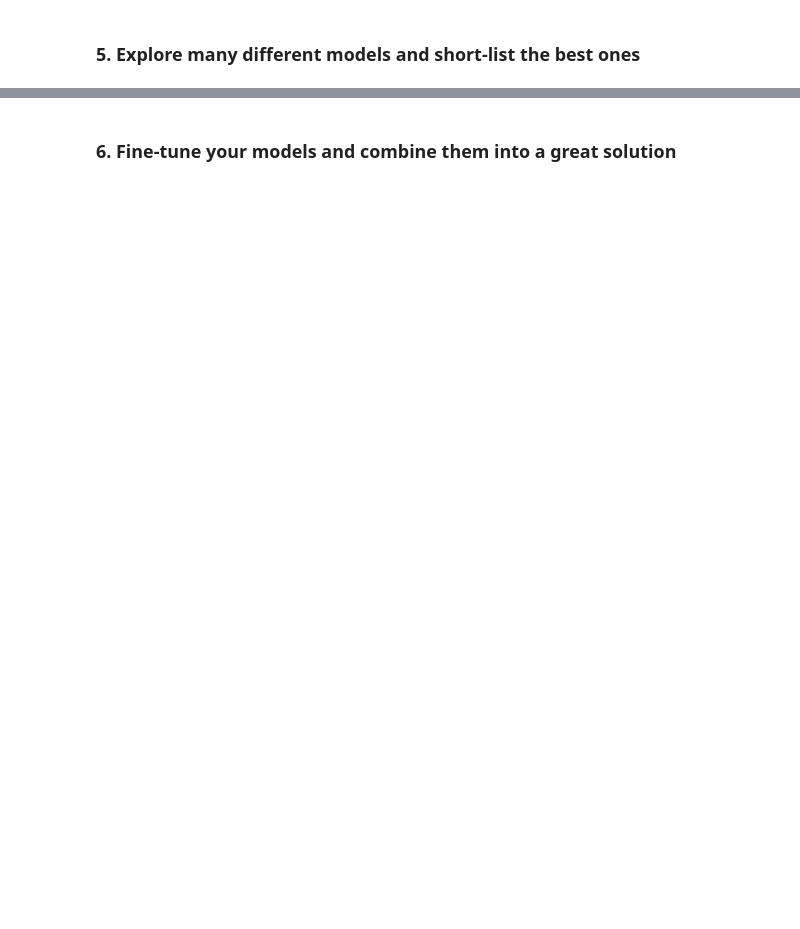
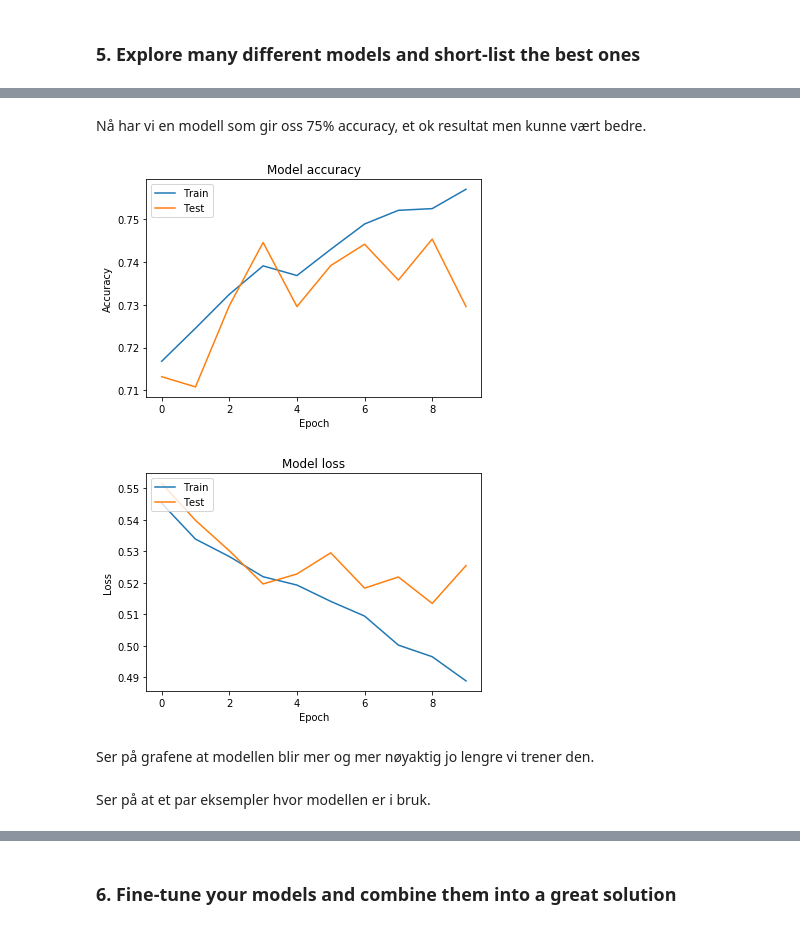
Before and after one commit to H181391/DAT158-Oblig2, a Jupyter notebook: Oblig2-Dogs_vs_Cats.ipynb, the cells around one changed output, grey strips where cells are left out. Drawn from its saved outputs; the diff is of its cells as text; code cells hidden in the pictures; blank space fills up the shorter version.

```diff
--- a/Oblig2-Dogs_vs_Cats.ipynb
+++ b/Oblig2-Dogs_vs_Cats.ipynb
@@ -232,0 +293,2 @@ model = tflearn.DNN(convnet, tensorboard_dir='log')
+# %%
+history = model.fit(X_train, y_train, batch_size=100, epochs=10, validation_split = 0.25, shuffle = True)
@@ -232,0 +313,27 @@ model = tflearn.DNN(convnet, tensorboard_dir='log')
+# %% [markdown]
+Nå har vi en modell som gir oss 75% accuracy, et ok resultat men kunne vært bedre.
+# %%
+# https://keras.io/visualization/
+
+plt.plot(history.history['acc'])
+plt.plot(history.history['val_acc'])
+plt.title('Model accuracy')
+plt.ylabel('Accuracy')
+plt.xlabel('Epoch')
+plt.legend(['Train', 'Test'], loc='upper left')
+plt.show()
+
+plt.plot(history.history['loss'])
+plt.plot(history.history['val_loss'])
+plt.title('Model loss')
+plt.ylabel('Loss')
+plt.xlabel('Epoch')
+plt.legend(['Train', 'Test'], loc='upper left')
+plt.show()
+# %% [output]
+[figure, added]
+[figure, added]
+# %% [markdown]
+Ser på grafene at modellen blir mer og mer nøyaktig jo lengre vi trener den.
+# %% [markdown]
+Ser på at et par eksempler hvor modellen er i bruk.
```
Also changed, not shown: parts of 64 cells of this notebook, 1 other file.
